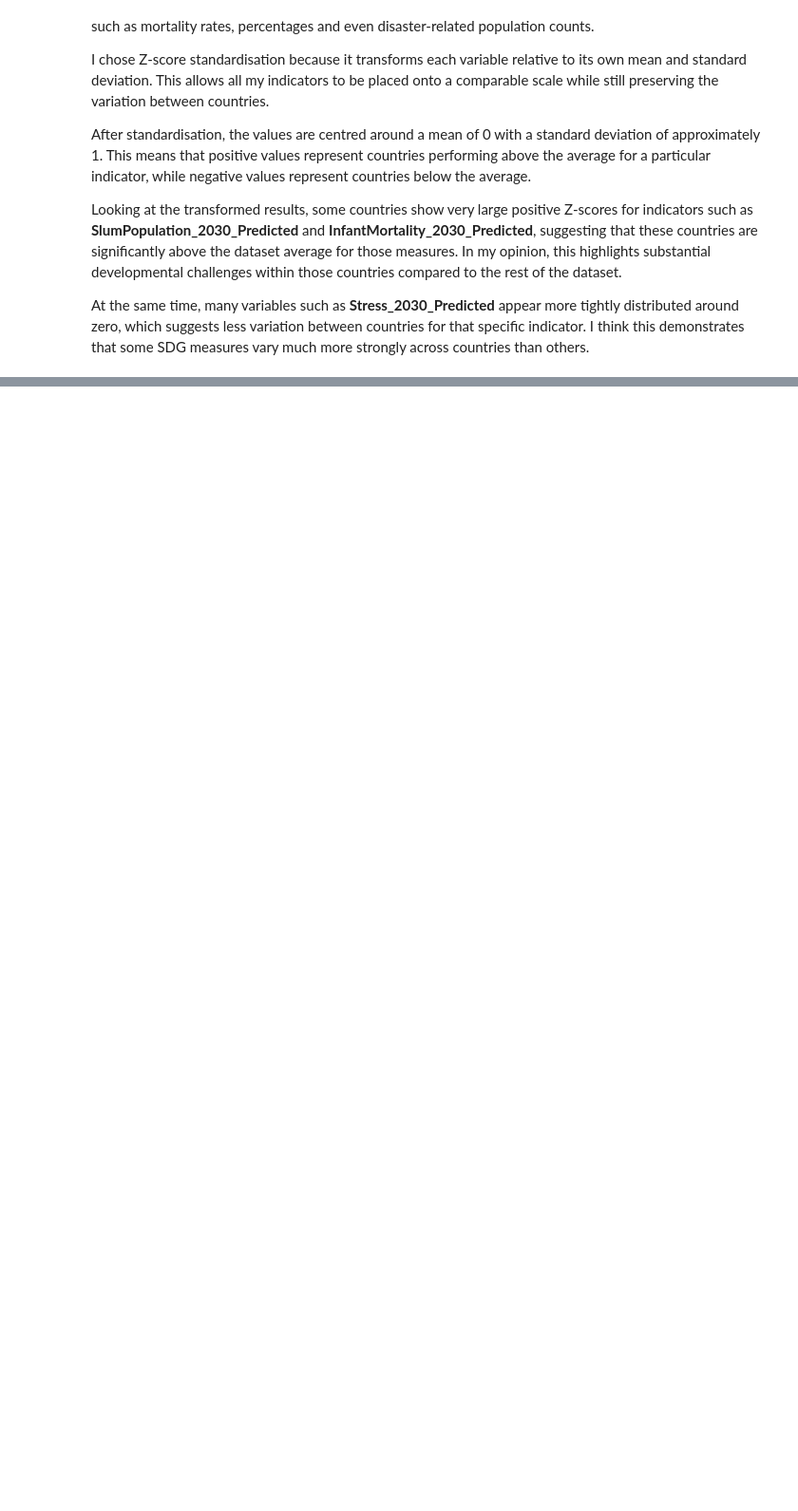
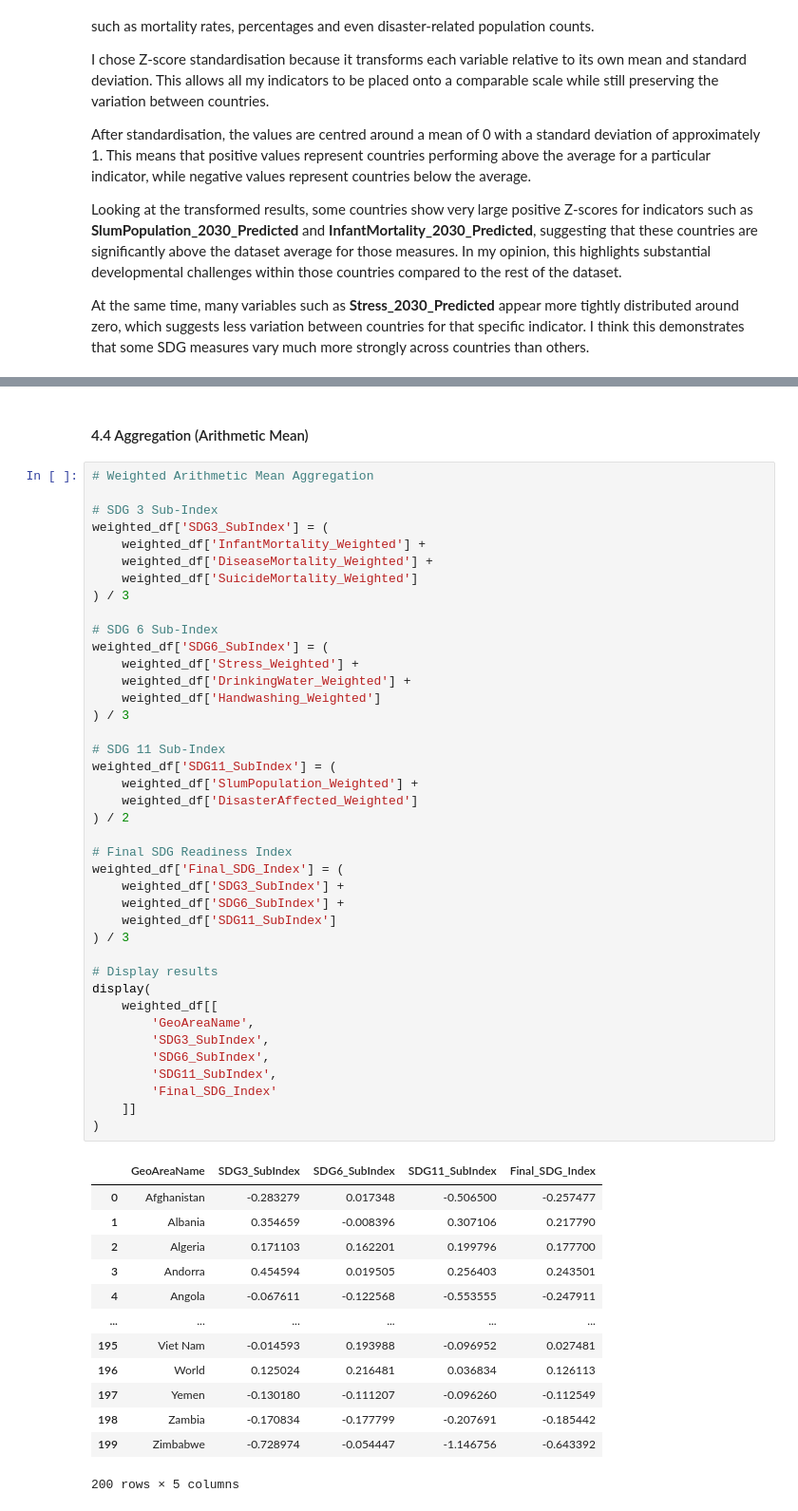
Before and after one commit to frogosorap/SDGReadinessIndex, a Jupyter notebook: CA1.ipynb, the cells around one changed output, grey strips where cells are left out. Shown at 95% size. Drawn from its saved outputs; the diff is of its cells as text; blank space fills up the shorter version.

```diff
--- a/CA1.ipynb
+++ b/CA1.ipynb
@@ -402,0 +489,56 @@ At the same time, many variables such as **Stress_2030_Predicted** appear more t
+# %% [markdown]
+#### 4.4 Aggregation (Arithmetic Mean)
+# %%
+# Weighted Arithmetic Mean Aggregation
+
+# SDG 3 Sub-Index
+weighted_df['SDG3_SubIndex'] = (
+    weighted_df['InfantMortality_Weighted'] +
+    weighted_df['DiseaseMortality_Weighted'] +
+    weighted_df['SuicideMortality_Weighted']
+) / 3
+
+# SDG 6 Sub-Index
+weighted_df['SDG6_SubIndex'] = (
+    weighted_df['Stress_Weighted'] +
+    weighted_df['DrinkingWater_Weighted'] +
+    weighted_df['Handwashing_Weighted']
+) / 3
+
+# SDG 11 Sub-Index
+weighted_df['SDG11_SubIndex'] = (
+    weighted_df['SlumPopulation_Weighted'] +
+    weighted_df['DisasterAffected_Weighted']
+) / 2
+
+# Final SDG Readiness Index
+weighted_df['Final_SDG_Index'] = (
+    weighted_df['SDG3_SubIndex'] +
+    weighted_df['SDG6_SubIndex'] +
+    weighted_df['SDG11_SubIndex']
+) / 3
+
+# Display results
+display(
+    weighted_df[[
+        'GeoAreaName',
+        'SDG3_SubIndex',
+        'SDG6_SubIndex',
+        'SDG11_SubIndex',
+        'Final_SDG_Index'
+    ]]
+)
+# %% [output]
+|  | GeoAreaName | SDG3_SubIndex | SDG6_SubIndex | SDG11_SubIndex | Final_SDG_Index |
+| 0 | Afghanistan | -0.283279 | 0.017348 | -0.506500 | -0.257477 |
+| 1 | Albania | 0.354659 | -0.008396 | 0.307106 | 0.217790 |
+| 2 | Algeria | 0.171103 | 0.162201 | 0.199796 | 0.177700 |
+| 3 | Andorra | 0.454594 | 0.019505 | 0.256403 | 0.243501 |
+| 4 | Angola | -0.067611 | -0.122568 | -0.553555 | -0.247911 |
+| ... | ... | ... | ... | ... | ... |
+| 195 | Viet Nam | -0.014593 | 0.193988 | -0.096952 | 0.027481 |
+| 196 | World | 0.125024 | 0.216481 | 0.036834 | 0.126113 |
+| 197 | Yemen | -0.130180 | -0.111207 | -0.096260 | -0.112549 |
+| 198 | Zambia | -0.170834 | -0.177799 | -0.207691 | -0.185442 |
+| 199 | Zimbabwe | -0.728974 | -0.054447 | -1.146756 | -0.643392 |
+200 rows × 5 columns
```
Also changed, not shown: parts of 6 cells of this notebook.
